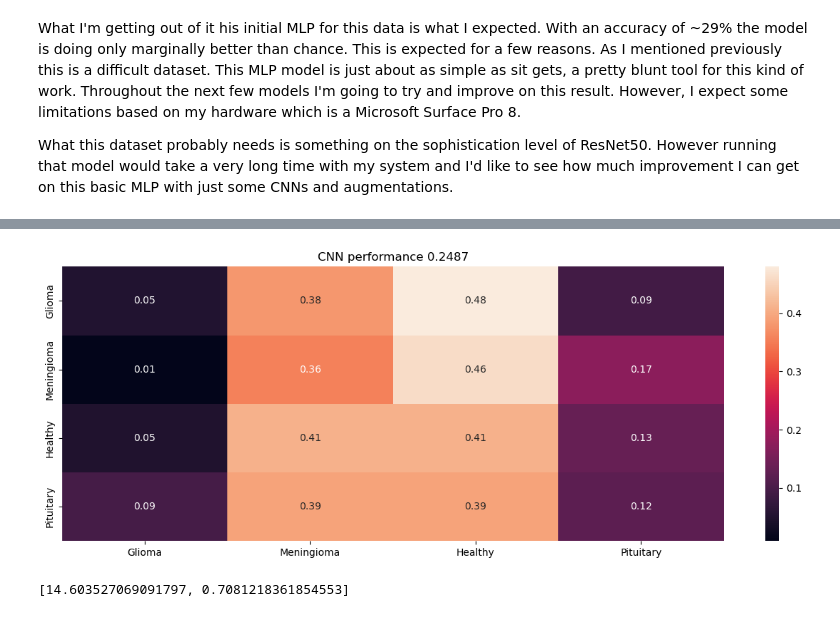
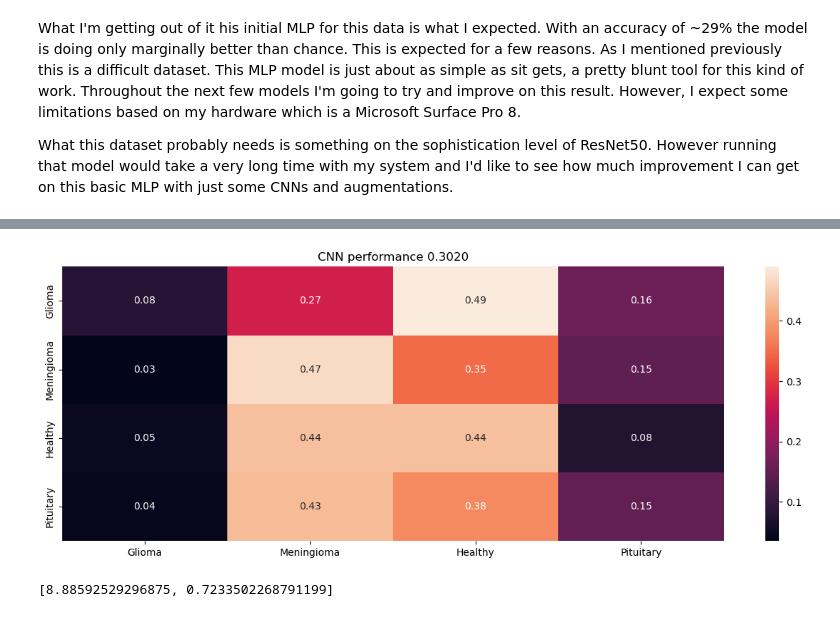
Before and after one commit to cphchip/cs7324_code, a Jupyter notebook: Lab 6/Henderson_48996654_Lab_6.ipynb, the cells around one changed output, grey strips where cells are left out. Drawn from its saved outputs; the diff is of its cells as text; code cells hidden in the pictures.

```diff
--- a/Lab 6/Henderson_48996654_Lab_6.ipynb
+++ b/Lab 6/Henderson_48996654_Lab_6.ipynb
@@ -374,0 +408,43 @@ plt.show()
+# %%
+%%time
+# Copy TensorFlow Architecture from
+#   Deep MNIST for experts
+#   https://www.tensorflow.org/versions/r0.11/tutorials/mnist/pros/index.html
+
+# Manipulated to mirror parts of this network:
+#   http://ankivil.com/mnist-database-and-simple-classification-networks/
+
+cnn_2 = Sequential()
+
+num_filt_layers = [32, 64]
+for num_filters in num_filt_layers:
+    cnn_2.add( Conv2D(filters=num_filters,
+                    kernel_size=(3,3),
+                    padding='same',
+                    activation='relu',
+                    ) ) # more compact syntax
+
+    # max pooling
+    cnn_2.add( MaxPooling2D(pool_size=(3, 3) ) ) # changed from 2, 2
+
+
+# add one layer on flattened output
+cnn_2.add( Dropout(0.25) ) # add some dropout for regularization after conv layers
+cnn_2.add( Flatten() )
+cnn_2.add( Dense(256, activation='relu') )
+cnn_2.add( Dropout(0.5) ) # add some dropout for regularization, again!
+cnn_2.add( Dense(NUM_CLASSES, activation='softmax') )
+
+# Let's train the model
+cnn_2.compile(loss='categorical_crossentropy', # 'categorical_crossentropy' 'mean_squared_error'
+              optimizer='rmsprop', # 'adadelta' 'rmsprop'
+              metrics=['Recall'])
+
+input_shape = [None, 128,128,1]
+cnn_2.build(input_shape)
+print(cnn_2.summary())
+
+history_cnn_2 = cnn_2.fit(ds_train,
+            batch_size=32, epochs=30,
+            shuffle=True, verbose=1,
+            validation_data=(ds_test))
@@ -499,3 +516,3 @@ def summarize_net(net, ds_test, title_text=''):
 # %%
-summarize_net(cnn2, ds_test, title_text='CNN performance')
+summarize_net(cnn_2, ds_test, title_text='CNN performance')
 # %% [output]
@@ -503,8 +520,8 @@ summarize_net(cnn2, ds_test, title_text='CNN performance')
-[figure, old version]
+[figure, new version]
 # %%
-cnn2.evaluate(ds_test, verbose=0)
+cnn_2.evaluate(ds_test, verbose=0)
 # %% [output]
-[14.603527069091797, 0.7081218361854553]
+[8.88592529296875, 0.7233502268791199]
 # %%
 from sklearn import metrics as mt
 from matplotlib import pyplot as plt
```
Also changed, not shown: parts of 19 cells of this notebook.
